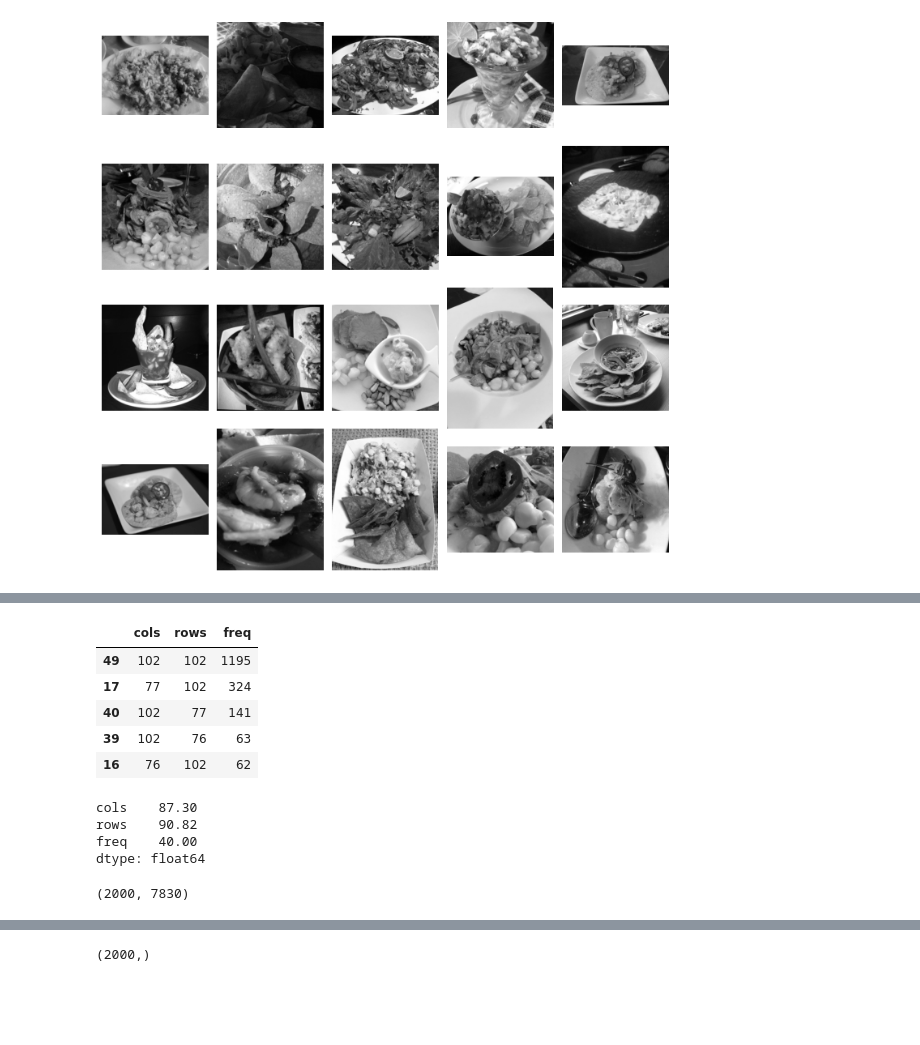
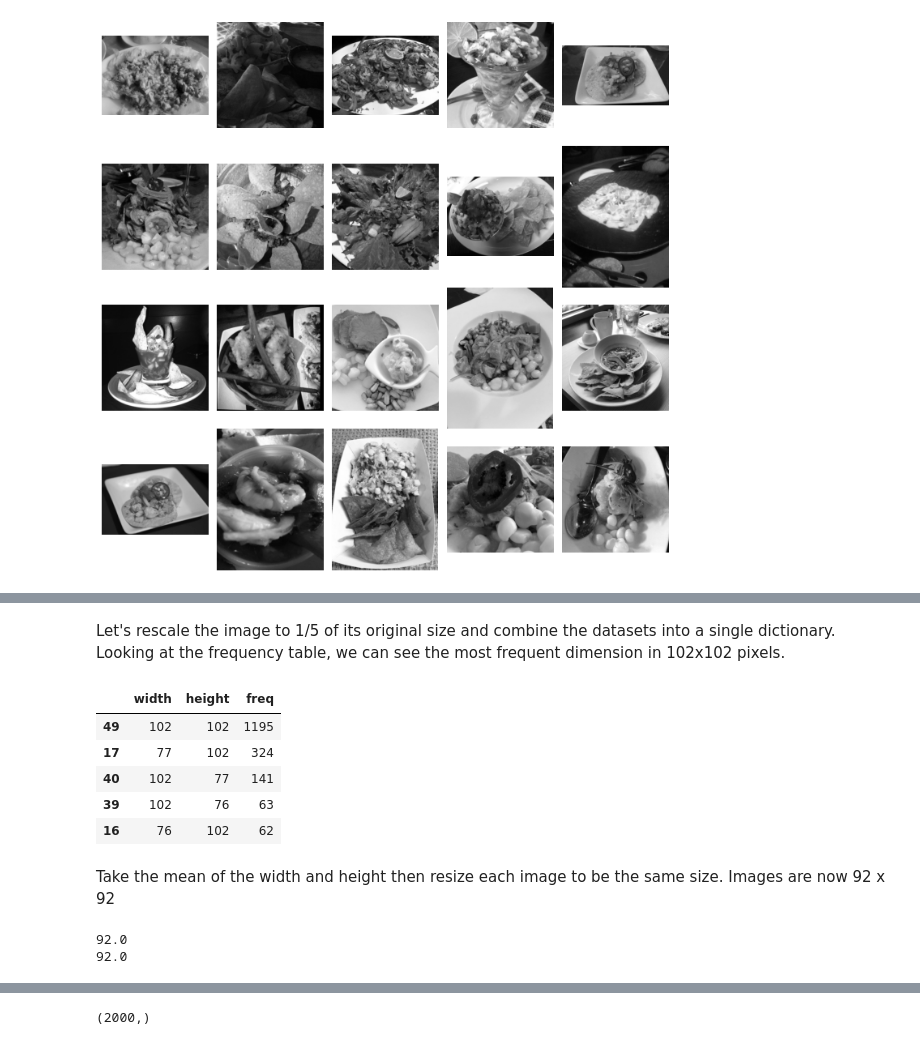
Before and after one commit to bennywee/donut_ceviche_classifier, a Jupyter notebook: analysis/exploratory_analysis.ipynb, the cells around one changed output, grey strips where cells are left out. Drawn from its saved outputs; the diff is of its cells as text; code cells hidden in the pictures; blank space fills up the shorter version.

```diff
--- a/analysis/exploratory_analysis.ipynb
+++ b/analysis/exploratory_analysis.ipynb
@@ -134,24 +124,36 @@ pp_data['labels'] = np.array(['donut' for img in donuts_g] + ['ceviche' for img
-# %%
-rescaled_sizes = pd.DataFrame({'cols': pp.pixel_dimensions(pp_data['data_rescaled'], dim = 0),
-                               'rows': pp.pixel_dimensions(pp_data['data_rescaled'], dim = 1)})\
-                                 .groupby(['cols', 'rows'])\
-                                 .value_counts()\
-                                 .reset_index()\
-                                 .sort_values(0, ascending = False)\
-                                 .rename(columns = {0: 'freq'})
-
-rescaled_sizes[0:5]
-# %% [output]
-|  | cols | rows | freq |
-| 49 | 102 | 102 | 1195 |
-| 17 | 77 | 102 | 324 |
-| 40 | 102 | 77 | 141 |
-| 39 | 102 | 76 | 63 |
-| 16 | 76 | 102 | 62 |
+# %% [markdown]
+Let's rescale the image to 1/5 of its original size and combine the datasets into a single dictionary. Looking at the frequency table, we can see the most frequent dimension in 102x102 pixels.
+# %%
+# Rescale to 1/5 of size and combine into a dictionary
+pp_data = dict()
+rescale_d = [rescale(img, 0.2) for img in donuts_g]
+rescale_c = [rescale(img, 0.2) for img in ceviche_g]
+
+pp_data['data_rescaled'] = rescale_d + rescale_c
+pp_data['labels'] = np.array(['donut' for img in donuts_g] + ['ceviche' for img in ceviche_g])
+
+# Count the dimentions of each image after rescaling and view frequency table
+rescaled_sizes = pp.frequency_table(width_list = pp.pixel_dimensions(pp_data['data_rescaled'], dimension = 'width'),
+                                    height_list = pp.pixel_dimensions(pp_data['data_rescaled'], dimension = 'height'))[0:5]
+
+rescaled_sizes
+# %% [output]
+|  | width | height | freq |
+| 49 | 102 | 102 | 1195 |
+| 17 | 77 | 102 | 324 |
+| 40 | 102 | 77 | 141 |
+| 39 | 102 | 76 | 63 |
+| 16 | 76 | 102 | 62 |
+# %% [markdown]
+Take the mean of the width and height then resize each image to be the same size. Images are now 92 x 92
 # %%
-rescaled_sizes.mean()
+avg_width = np.round(rescaled_sizes['width'].mean())
+avg_height = np.round(rescaled_sizes['height'].mean())
+
+pp_data['data_pp'] = np.array([resize(img, (avg_width, avg_height)).reshape(-1) for img in pp_data['data_rescaled']])
+
+print(avg_width)
+print(avg_height)
 # %% [output]
-cols    87.30
-rows    90.82
-freq    40.00
-dtype: float64
+92.0
+92.0
@@ -160,5 +160 @@ pp_data['data_pp'] = np.array([resize(img, (87, 90)).reshape(-1) for img in pp_d
-# %%
-pp_data['data_pp'].shape
-# %% [output]
-(2000, 7830)
 # %% [markdown]
```
Also changed, not shown: parts of 33 cells of this notebook.
